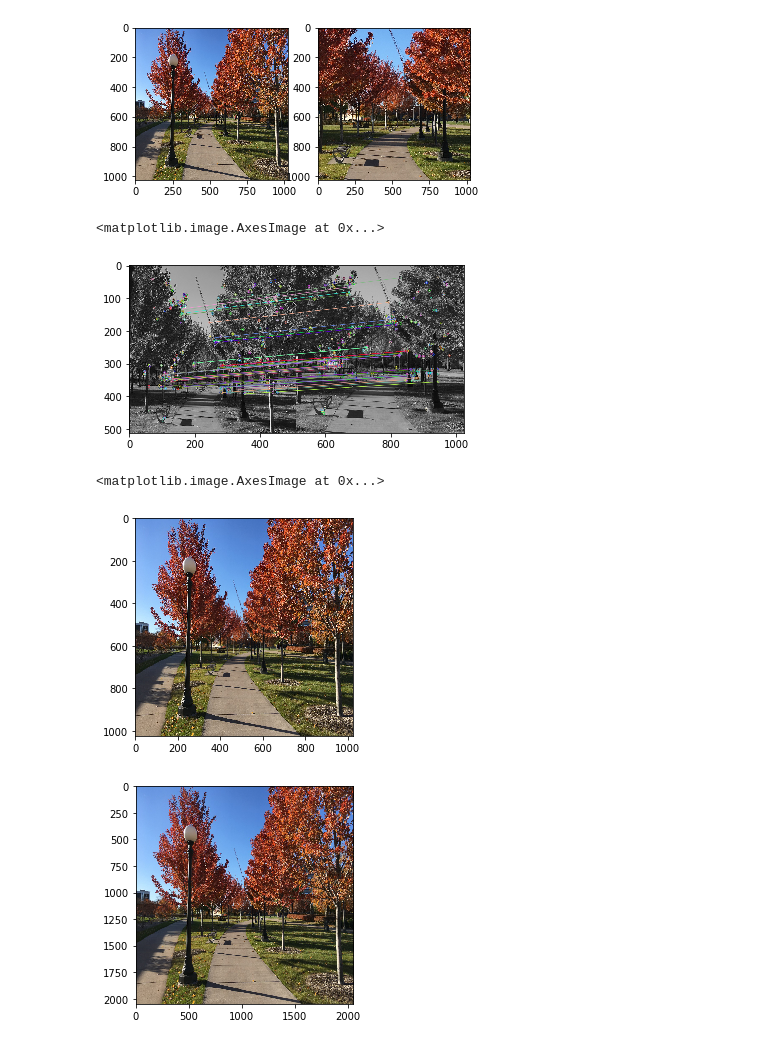
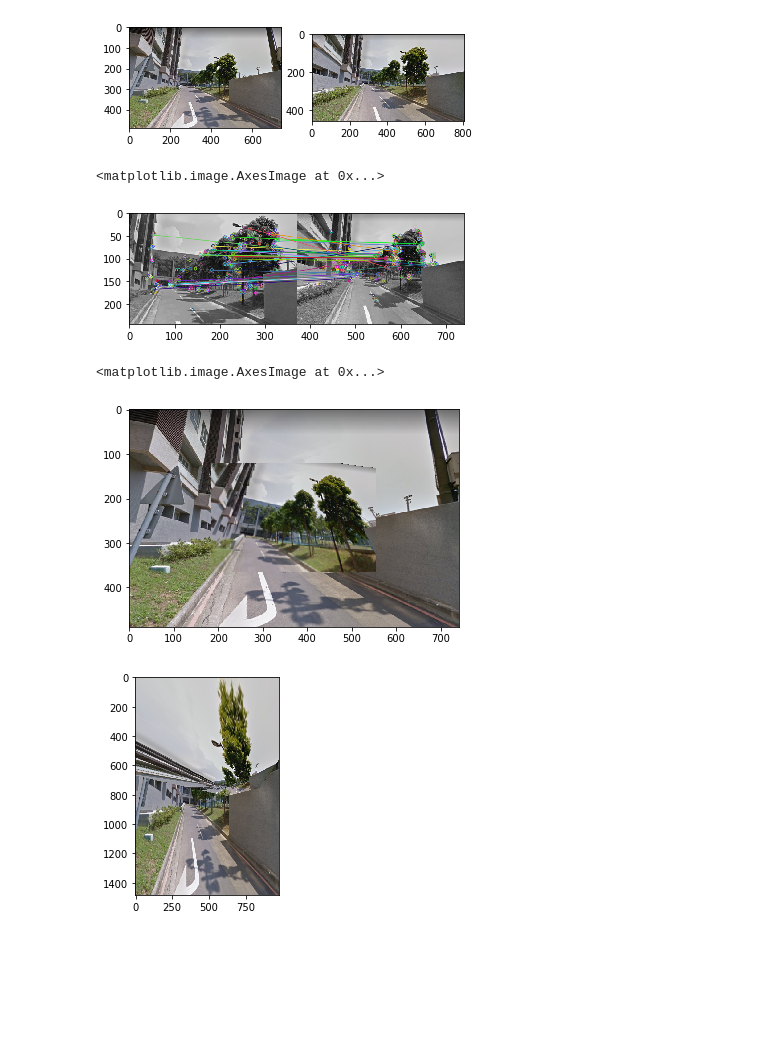
Before and after one commit to TRKuan/cvfx-homework4, a Jupyter notebook: homework4.ipynb, the cells around one changed output. Saved outputs shown, nothing was run; the diff lists cells and outputs as text; code cells hidden in the pictures; blank space fills up the shorter version.

Commit message:
fix image resize bug

```diff
--- a/homework4.ipynb
+++ b/homework4.ipynb
@@ -4,21 +4,21 @@ import numpy as np
 import cv2
 import matplotlib.pyplot as plt
 # %%
-img1 = cv2.imread('./images/img1.jpg')#dist
-img2 = cv2.imread('./images/img2.jpg')#src
+img1 = cv2.imread('./images/img3.png')#dist
+img2 = cv2.imread('./images/img4.png')#src
 plt.subplot(121)
 plt.imshow(cv2.cvtColor(img1, cv2.COLOR_BGR2RGB))
 plt.subplot(122)
 plt.imshow(cv2.cvtColor(img2, cv2.COLOR_BGR2RGB))
 plt.show()
 h,w, _ = img1.shape
 img2_scaled = cv2.resize(img2, (int(w/2), int(h/2)))
 img1_gray = cv2.cvtColor(img1, cv2.COLOR_BGR2GRAY)
 img2_gray = cv2.cvtColor(img2_scaled, cv2.COLOR_BGR2GRAY)
 img1_target = img1_gray[int(h/4):-int(h/4), int(w/4):-int(w/4)]
 img2_target = img2_gray
 # %% [output]
-[figure, old version]
+[figure, new version]
 # %%
 # Initiate ORB detector
 orb = cv2.ORB_create()
@@ -40,7 +40,7 @@ matches = matches[:int(len(matches)*0.15)]
 plt.imshow(cv2.cvtColor(cv2.drawMatches(img1_target, kp1, img2_target, kp2, matches, None), cv2.COLOR_BGR2RGB))
 # %% [output]
 <matplotlib.image.AxesImage at 0x...>
-[figure, old version]
+[figure, new version]
 # %%
 #stitch images together
 src_pts = np.float32([ kp2[m.trainIdx].pt for m in matches ]).reshape(-1,1,2)
@@ -57,7 +57,7 @@ for i in range(int(h/2)):
 plt.imshow(cv2.cvtColor(img_result, cv2.COLOR_BGR2RGB))
 # %% [output]
 <matplotlib.image.AxesImage at 0x...>
-[figure, old version]
+[figure, new version]
 # %%
 def stitch(img1, img2, scale):
     h,w, _ = img1.shape
@@ -100,8 +100,8 @@ def stitch(img1, img2, scale):
     return img_result
 # %%
 from PIL import Image
-img1 = cv2.imread('./images/img1.jpg')#dist
-img2 = cv2.imread('./images/img2.jpg')#src
+img1 = cv2.imread('./images/img3.png')#dist
+img2 = cv2.imread('./images/img4.png')#src
 h,w, _ = img1.shape
 scale = 2
 img2_gray = cv2.cvtColor(img2, cv2.COLOR_BGR2GRAY)
@@ -112,13 +112,13 @@ plt.imshow(cv2.cvtColor(result, cv2.COLOR_BGR2RGB))
 frames = []
 scale = 1
 while scale<3:
-    frame = cv2.resize(result, (int(h*scale), int(w*scale)))
+    frame = cv2.resize(result, (int(w*scale), int(h*scale)))
     h1, w1, _ = frame.shape
-    frame = frame[int(h1/2)-512:int(h1/2)+512, int(w1/2)-512:int(w1/2)+512, :]
+    frame = frame[int(h1/2)-int(h/2):int(h1/2)+int(h/2), int(w1/2)-int(w/2):int(w1/2)+int(w/2), :]
     frames.append(Image.fromarray(cv2.cvtColor(frame, cv2.COLOR_BGR2RGB)))
     scale += 0.05
 # %% [output]
-[figure, old version]
+[figure, new version]
 # %%
 from IPython.display import Image as IPImage
 import math
```
